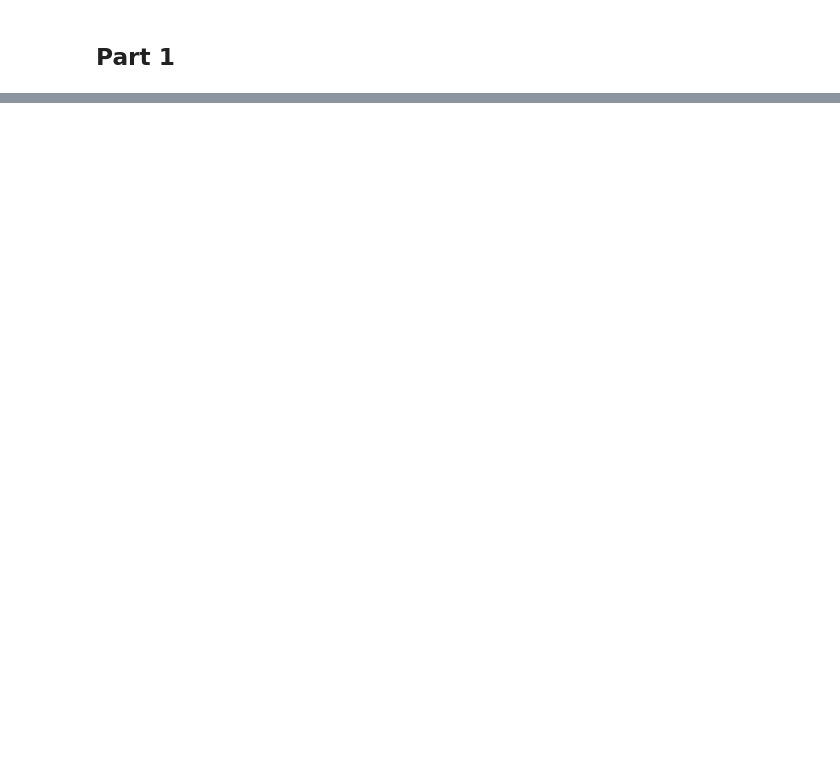
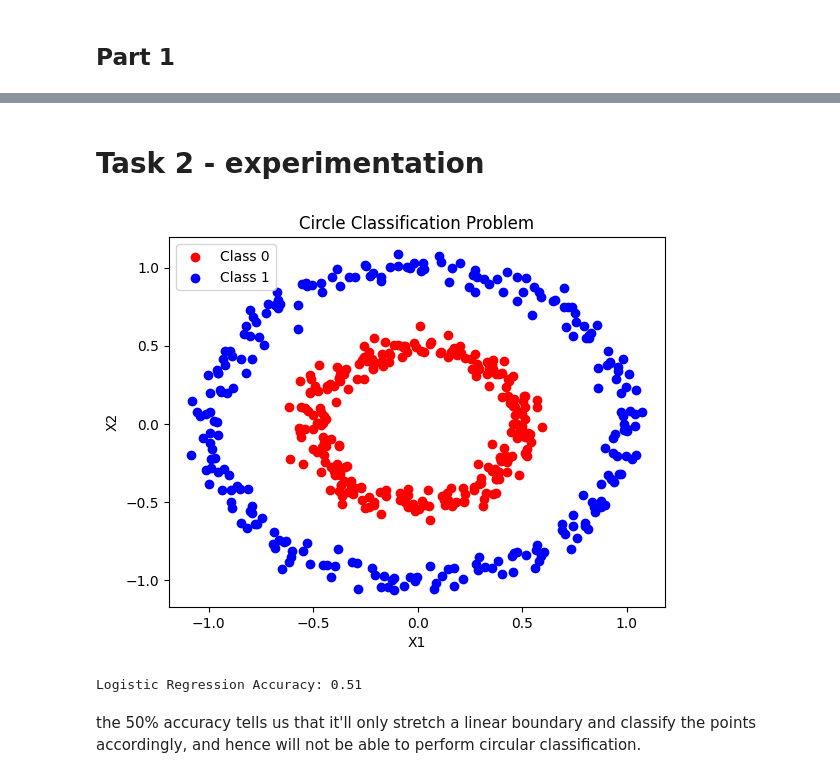
Before and after one commit to sonjaove/IISERB-ML-DL-course, a Jupyter notebook: answers/assignment_7_vedanshi.ipynb, the cells around one changed output, grey strips where cells are left out. Cells and saved outputs as stored; diff of their text form; code cells hidden in the pictures; blank space fills up the shorter version.

```diff
--- a/answers/assignment_7_vedanshi.ipynb
+++ b/answers/assignment_7_vedanshi.ipynb
@@ -70,0 +137,55 @@ class ANN_from_scratch():
+# %% [markdown]
+# Task 2 - experimentation
+# %%
+from sklearn.datasets import make_circles
+import torch
+import torch.nn as nn
+import torch.optim as optim
+# Logistic Regression Model in Pytorch
+class LogisticRegressionModel(nn.Module):
+    def __init__(self):
+        super(LogisticRegressionModel, self).__init__()
+        self.linear = nn.Linear(2, 1)
+
+    def forward(self, x):
+        return torch.sigmoid(self.linear(x))
+
+# Generate circle classification problem data
+X, y = make_circles(n_samples=500, factor=0.5, noise=0.05)
+X = torch.tensor(X, dtype=torch.float32)
+y = torch.tensor(y, dtype=torch.float32).view(-1, 1)
+
+# Plot the data
+plt.scatter(X[y.squeeze() == 1][:, 0], X[y.squeeze() == 1][:, 1], color='red', label='Class 0')
+plt.scatter(X[y.squeeze() == 0][:, 0], X[y.squeeze() == 0][:, 1], color='blue', label='Class 1')
+plt.xlabel('X1')
+plt.ylabel('X2')
+plt.legend()
+plt.title('Circle Classification Problem')
+plt.show()
+
+# Initialize the model, loss function, and optimizer
+logistic_model = LogisticRegressionModel()
+criterion = nn.BCELoss()
+optimizer = optim.SGD(logistic_model.parameters(), lr=0.1)
+
+# Train the model
+epochs = 1000
+for epoch in range(epochs):
+    optimizer.zero_grad() # Clears the previous gradient, since we donot want to accumulate the gradients
+    outputs = logistic_model(X)
+    loss = criterion(outputs, y)
+    loss.backward()
+    optimizer.step()
+# %% [output]
+[figure, added]
+# %%
+# Evaluate the model
+with torch.no_grad():  # no_grad ensures that parameters are not updated while testing the model
+    y_pred_log_reg = (logistic_model(X) > 0.5).float()
+    accuracy_log_reg = (y_pred_log_reg == y).sum().item() / y.size(0)
+    print(f"Logistic Regression Accuracy: {accuracy_log_reg:.2f}")
+# %% [output]
+Logistic Regression Accuracy: 0.51
+# %% [markdown]
+the 50% accuracy tells us that it'll only stretch a linear boundary and classify the points accordingly, and hence will not be able to perform circular classification.
```
Also changed, not shown: parts of 16 cells of this notebook, 11 other files.
